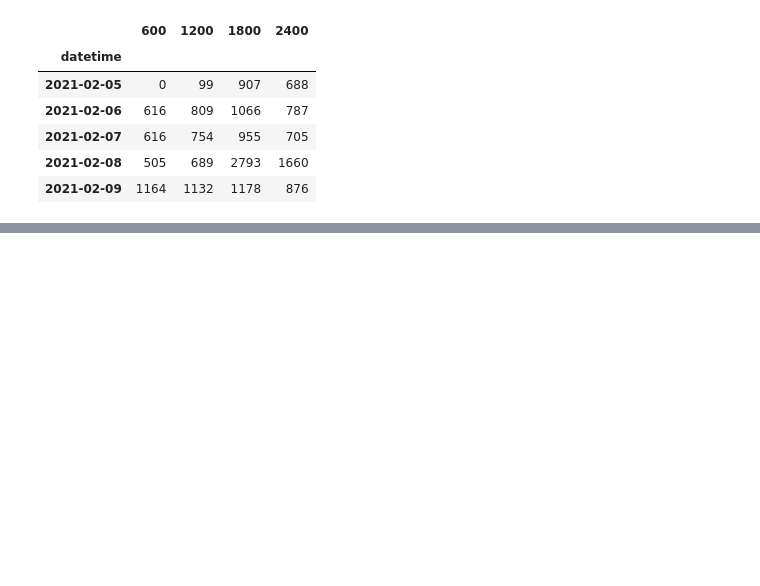
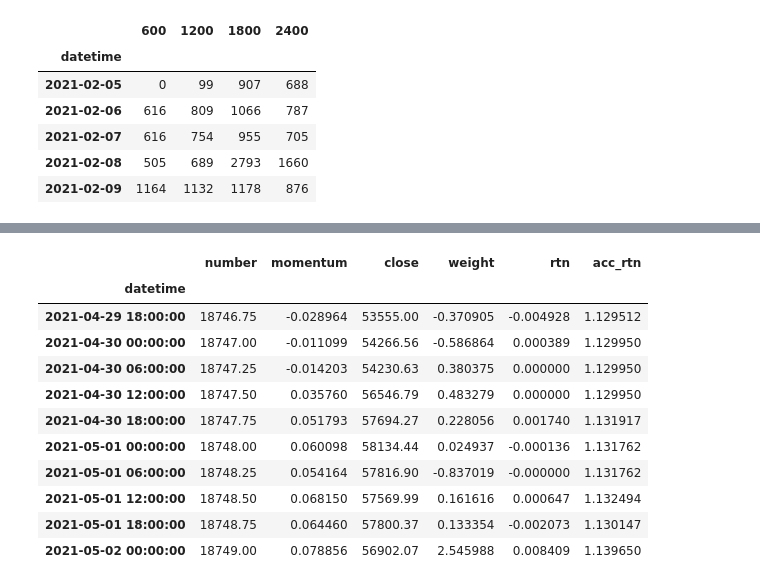
Before and after one commit to choij1589/YoungCha, a Jupyter notebook: Preprocess.ipynb, the cells around one changed output, grey strips where cells are left out. Saved outputs shown, nothing was run; the diff lists cells and outputs as text; code cells hidden in the pictures; blank space fills up the shorter version.

```diff
--- a/Preprocess.ipynb
+++ b/Preprocess.ipynb
@@ -136,0 +160,19 @@ XGBClassifier(base_score=0.5, booster='gbtree', colsample_bylevel=1,
+# %%
+from sklearn.decomposition import PCA
+from sklearn.model_selection import train_test_split
+from sklearn.neighbors import KNeighborsRegressor
+from sklearn.pipeline import make_pipeline, make_union
+from sklearn.svm import LinearSVR
+from tpot.builtins import StackingEstimator
+from tpot.export_utils import set_param_recursive
+
+# Average CV score on the training set was: -5.589771073235978
+exported_pipeline = make_pipeline(
+    PCA(iterated_power=10, svd_solver="randomized"),
+    StackingEstimator(estimator=KNeighborsRegressor(n_neighbors=7, p=2, weights="distance")),
+    LinearSVR(C=0.0001, dual=True, epsilon=0.001, loss="squared_epsilon_insensitive", tol=0.0001)
+)
+# Fix random state for all the steps in exported pipeline
+set_param_recursive(exported_pipeline.steps, 'random_state', 42)
+
+exported_pipeline.fit(X_train, y_train)
@@ -156,15 +231,21 @@ for i, idx in enumerate(test_sample.index):
 # %%
-train_book = train_sample[['number', 'close', 'weight']].copy()
+train_book = train_sample[['number', 'momentum', 'close', 'weight']].copy()
 train_book['rtn'] = 0.
 
 for idx in train_book.index:
     if idx == train_book.index[0]:
         continue
+    weight = train_book.loc[idx, 'weight']
 
-    weight = train_book.loc[idx, 'weight']
-    train_book.loc[idx, 'rtn'] = weight * (train_book.loc[idx, 'close'] / train_book.shift(1).loc[idx, 'close'] - 1.)
+    if train_book.shift(1).loc[idx, 'momentum'] > 0.:
+         weight = max(0., weight)
+    else:
+        weight = min(0., weight)
+
+    train_book.loc[idx, 'rtn'] = weight * (train_book.shift(-1).loc[idx, 'close'] / train_book.loc[idx, 'close'] - 1.)
 
 train_book['acc_rtn'] = (1. + train_book['rtn']).cumprod()
+train_book.dropna(inplace=True)
 
-print(train_book.tail())
+train_book.tail(10)
 # %% [output]
@@ -178 +252,13 @@ datetime
+|  | number | momentum | close | weight | rtn | acc_rtn |
+| datetime |  |  |  |  |  |  |
+| 2021-04-29 18:00:00 | 18746.75 | -0.028964 | 53555.00 | -0.370905 | -0.004928 | 1.129512 |
+| 2021-04-30 00:00:00 | 18747.00 | -0.011099 | 54266.56 | -0.586864 | 0.000389 | 1.129950 |
+| 2021-04-30 06:00:00 | 18747.25 | -0.014203 | 54230.63 | 0.380375 | 0.000000 | 1.129950 |
+| 2021-04-30 12:00:00 | 18747.50 | 0.035760 | 56546.79 | 0.483279 | 0.000000 | 1.129950 |
+| 2021-04-30 18:00:00 | 18747.75 | 0.051793 | 57694.27 | 0.228056 | 0.001740 | 1.131917 |
+| 2021-05-01 00:00:00 | 18748.00 | 0.060098 | 58134.44 | 0.024937 | -0.000136 | 1.131762 |
+| 2021-05-01 06:00:00 | 18748.25 | 0.054164 | 57816.90 | -0.837019 | -0.000000 | 1.131762 |
+| 2021-05-01 12:00:00 | 18748.50 | 0.068150 | 57569.99 | 0.161616 | 0.000647 | 1.132494 |
+| 2021-05-01 18:00:00 | 18748.75 | 0.064460 | 57800.37 | 0.133354 | -0.002073 | 1.130147 |
+| 2021-05-02 00:00:00 | 18749.00 | 0.078856 | 56902.07 | 2.545988 | 0.008409 | 1.139650 |
 # %%
```
Also changed, not shown: parts of 16 cells of this notebook, 2 other files.
